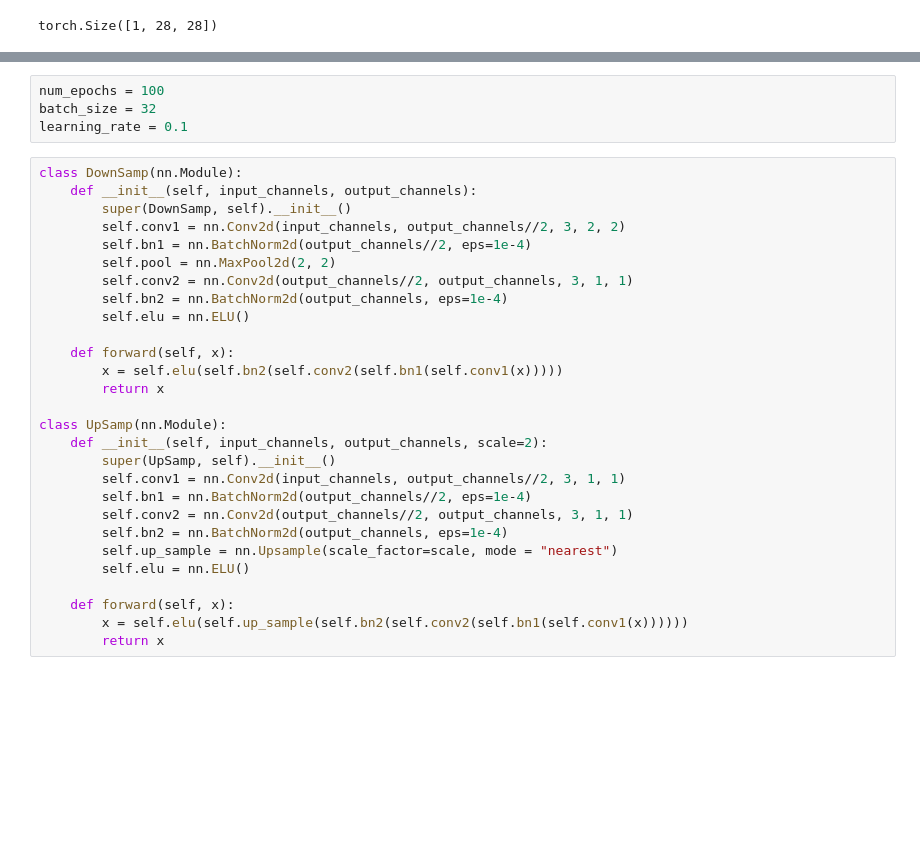
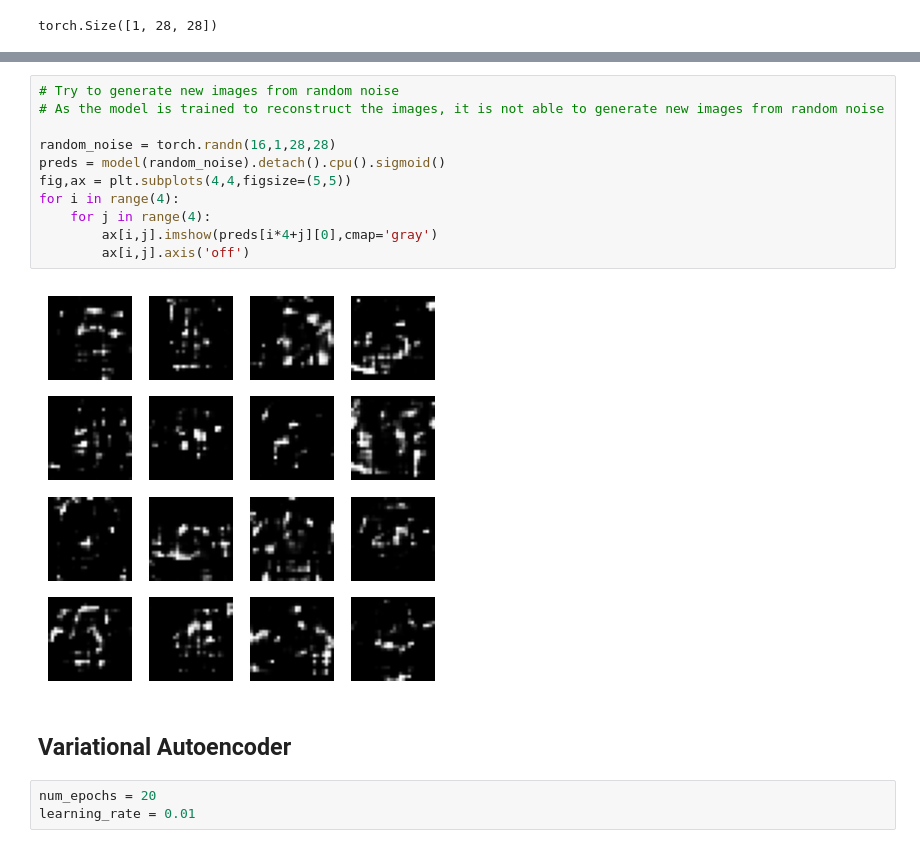
Before and after one commit to Seasons-of-code-2023/week-3-ParthP3, a Jupyter notebook: vae.ipynb, the cells around one changed output, grey strips where cells are left out. Drawn from its saved outputs; the diff is of its cells as text; blank space fills up the shorter version.

```diff
--- a/vae.ipynb
+++ b/vae.ipynb
@@ -33,32 +172,18 @@ torch.Size([1, 28, 28])
+# %%
+# Try to generate new images from random noise
+# As the model is trained to reconstruct the images, it is not able to generate new images from random noise
+
+random_noise = torch.randn(16,1,28,28)
+preds = model(random_noise).detach().cpu().sigmoid()
+fig,ax = plt.subplots(4,4,figsize=(5,5))
+for i in range(4):
+    for j in range(4):
+        ax[i,j].imshow(preds[i*4+j][0],cmap='gray')
+        ax[i,j].axis('off')
+# %% [output]
+[figure, added]
+# %% [markdown]
+## Variational Autoencoder
 # %%
-num_epochs = 100
-batch_size = 32
-learning_rate = 0.1
+num_epochs = 20
+learning_rate = 0.01
-# %%
-class DownSamp(nn.Module):
-    def __init__(self, input_channels, output_channels):
-        super(DownSamp, self).__init__()
-        self.conv1 = nn.Conv2d(input_channels, output_channels//2, 3, 2, 2)
-        self.bn1 = nn.BatchNorm2d(output_channels//2, eps=1e-4)
-        self.pool = nn.MaxPool2d(2, 2)
-        self.conv2 = nn.Conv2d(output_channels//2, output_channels, 3, 1, 1)
-        self.bn2 = nn.BatchNorm2d(output_channels, eps=1e-4)
-        self.elu = nn.ELU()
-
-    def forward(self, x):
-        x = self.elu(self.bn2(self.conv2(self.bn1(self.conv1(x)))))
-        return x
-
-class UpSamp(nn.Module):
-    def __init__(self, input_channels, output_channels, scale=2):
-        super(UpSamp, self).__init__()
-        self.conv1 = nn.Conv2d(input_channels, output_channels//2, 3, 1, 1)
-        self.bn1 = nn.BatchNorm2d(output_channels//2, eps=1e-4)
-        self.conv2 = nn.Conv2d(output_channels//2, output_channels, 3, 1, 1)
-        self.bn2 = nn.BatchNorm2d(output_channels, eps=1e-4)
-        self.up_sample = nn.Upsample(scale_factor=scale, mode = "nearest")
-        self.elu = nn.ELU()
-
-    def forward(self, x):
-        x = self.elu(self.up_sample(self.bn2(self.conv2(self.bn1(self.conv1(x))))))
-        return x
```
Also changed, not shown: parts of 18 cells of this notebook, 1 other file.
